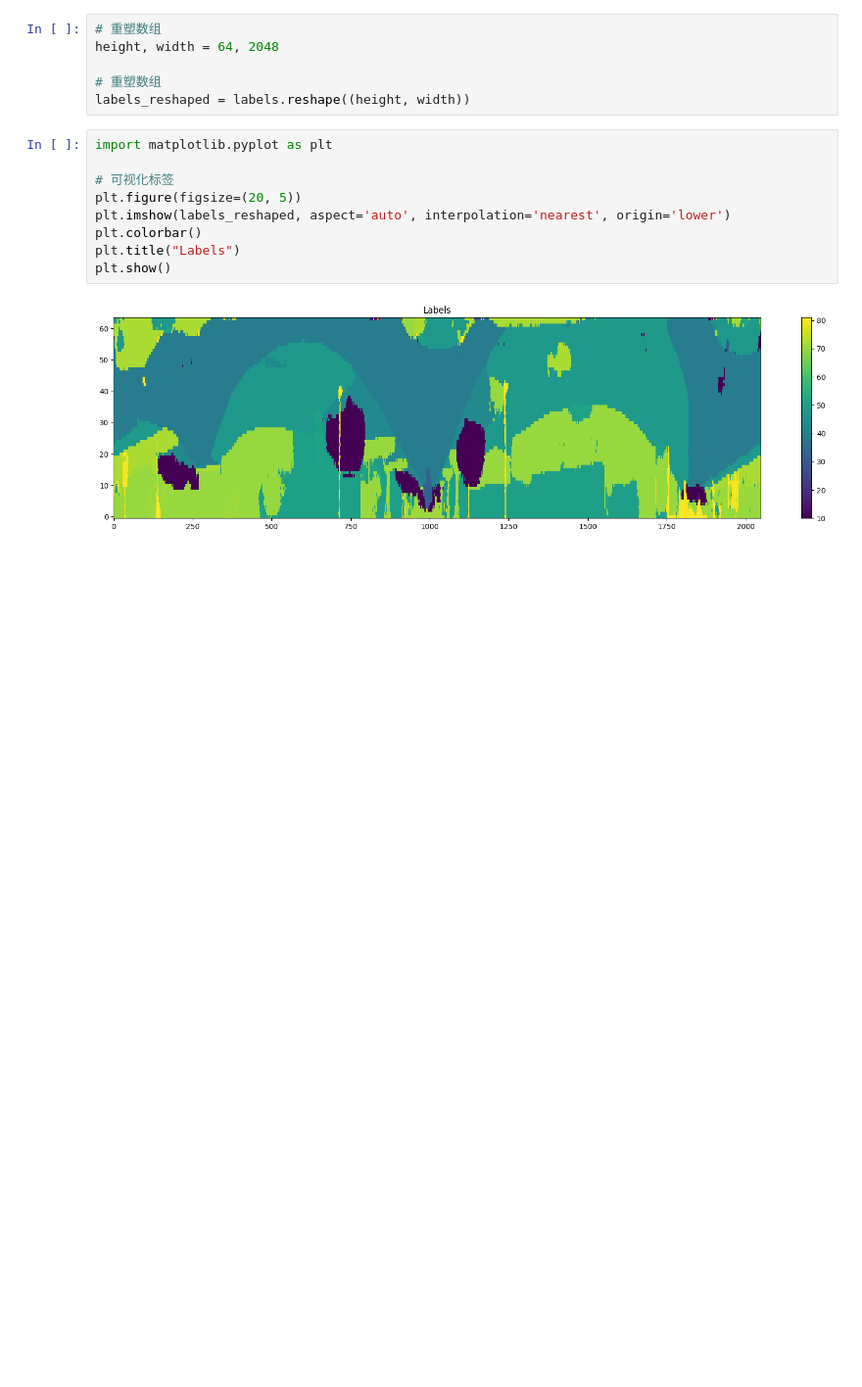
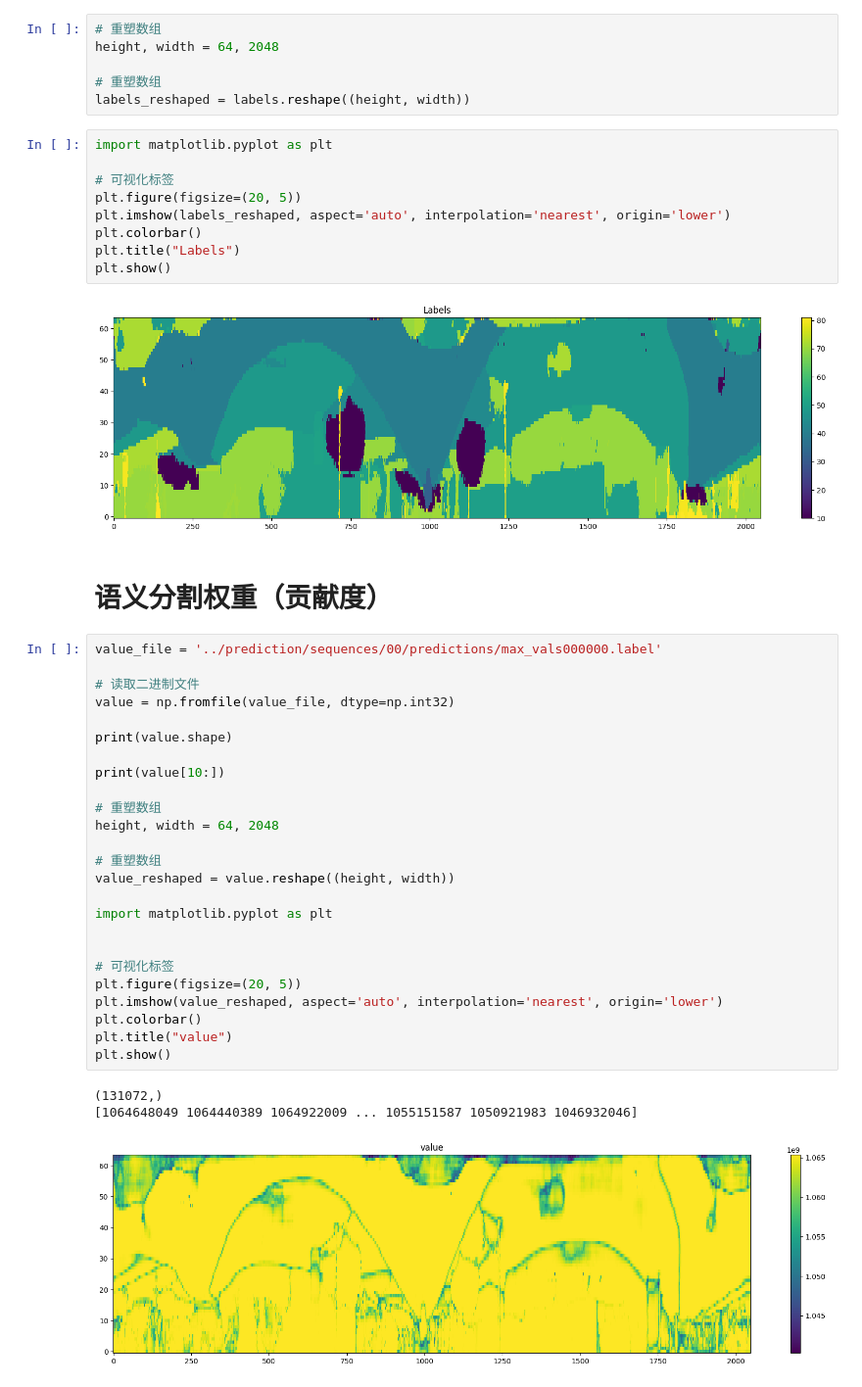
Before and after one commit to jimazeyu/hybrid_feature_LO, a Jupyter notebook: basic_operations/6.RangeNet++ Segment.ipynb, the cells around one changed output. Shown: that part at 98% size. Cells and saved outputs as stored; diff of their text form; blank space fills up the shorter version.

```diff
--- a/basic_operations/6.RangeNet++ Segment.ipynb
+++ b/basic_operations/6.RangeNet++ Segment.ipynb
@@ -40,3 +45,34 @@ plt.title("Labels")
 plt.show()
 # %% [output]
 [figure]
+# %% [markdown]
+# 语义分割权重（贡献度）
+# %%
+value_file = '../prediction/sequences/00/predictions/max_vals000000.label'
+
+# 读取二进制文件
+value = np.fromfile(value_file, dtype=np.int32)
+
+print(value.shape)
+
+print(value[10:])
+
+# 重塑数组
+height, width = 64, 2048
+
+# 重塑数组
+value_reshaped = value.reshape((height, width))
+
+import matplotlib.pyplot as plt
+
+
+# 可视化标签
+plt.figure(figsize=(20, 5))
+plt.imshow(value_reshaped, aspect='auto', interpolation='nearest', origin='lower')
+plt.colorbar()
+plt.title("value")
+plt.show()
+# %% [output]
+(131072,)
+[1064648049 1064440389 1064922009 ... 1055151587 1050921983 1046932046]
+[figure, added]
```
Also changed, not shown: parts of 5 cells of this notebook.
